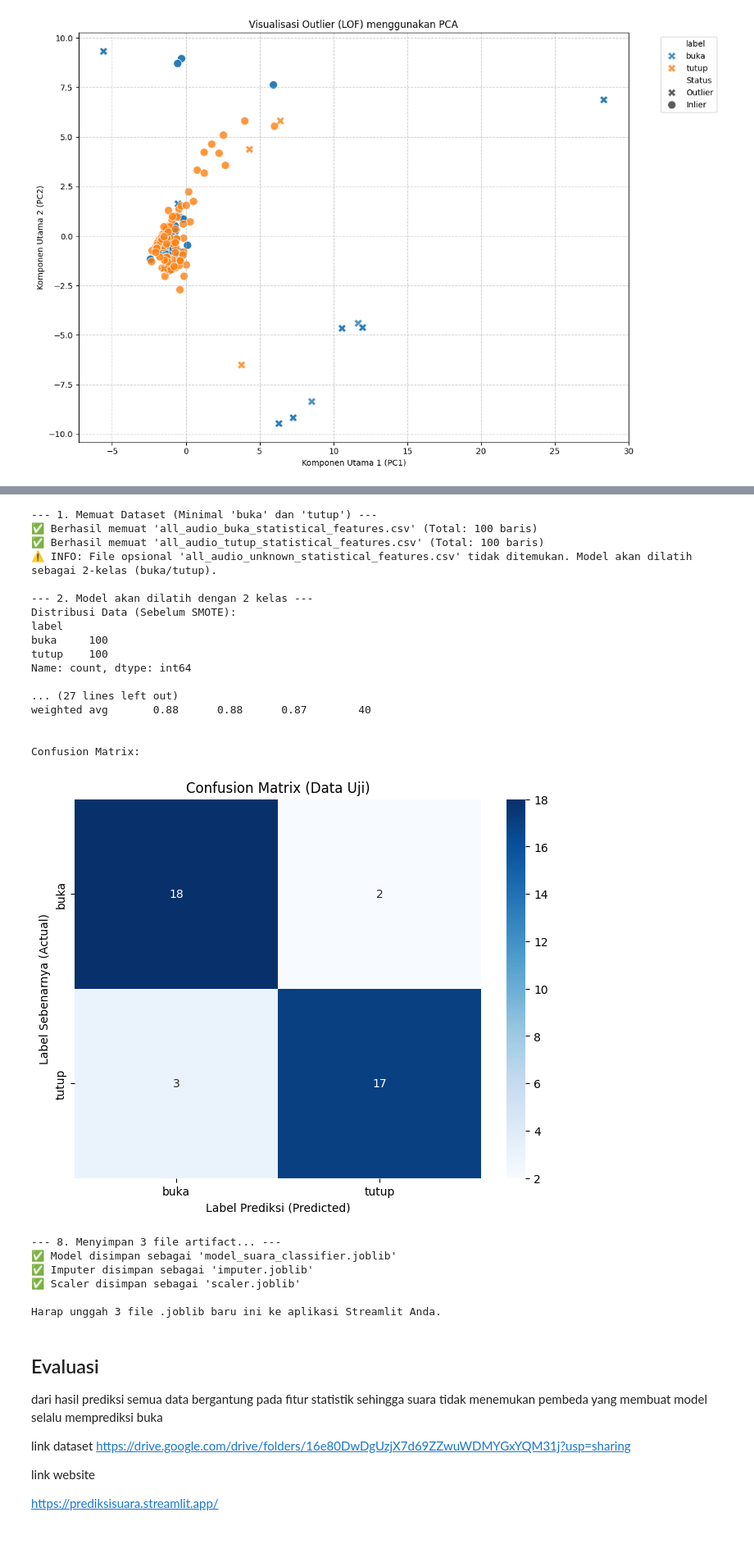
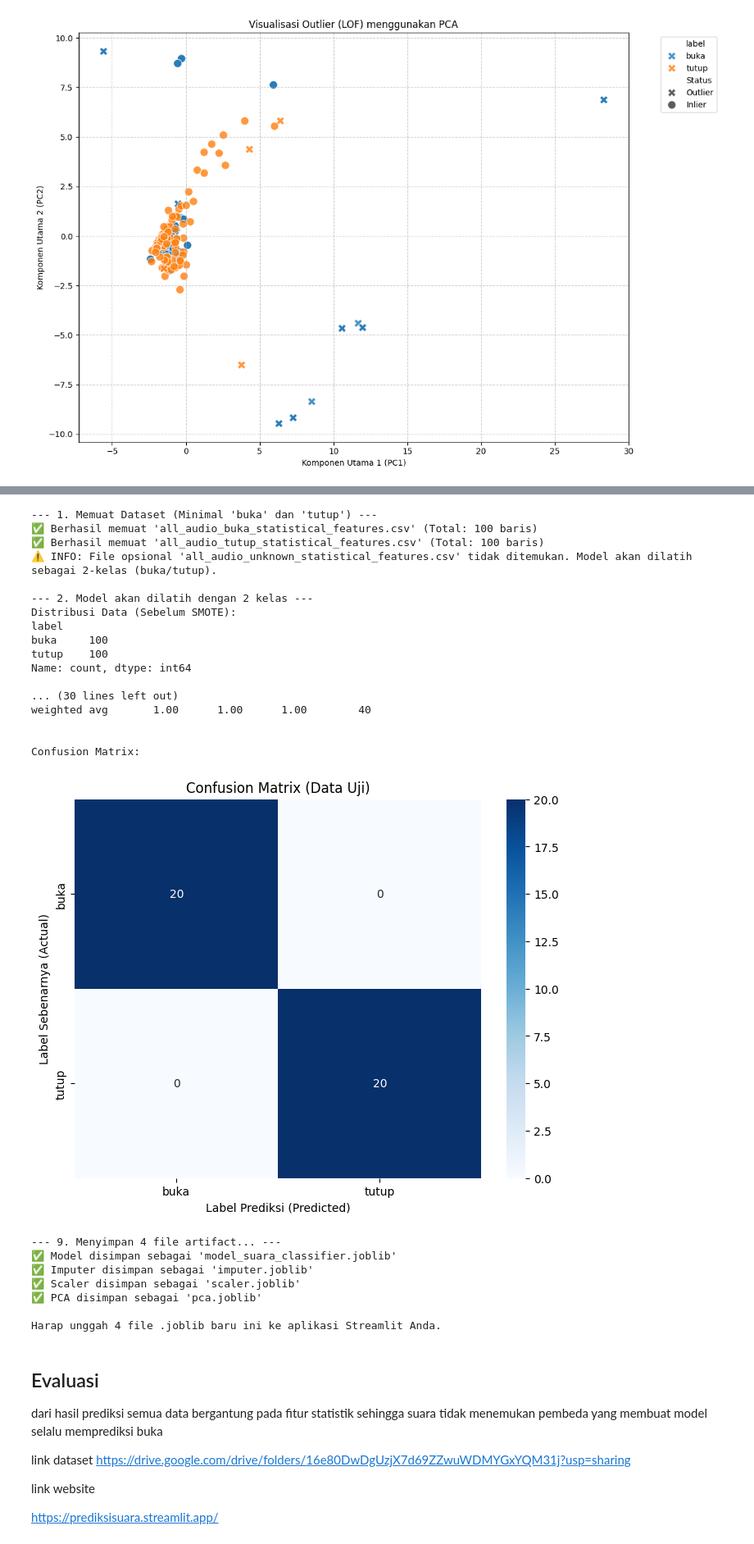
Before and after one commit to dhyos/PSD, a Jupyter notebook: _sources/EkstrakAudioToFitur.ipynb, the cells around one changed output, grey strips where cells are left out. Shown: that part at 82% size. Cells and saved outputs as stored; diff of their text form; code cells hidden in the pictures.

```diff
--- a/_sources/EkstrakAudioToFitur.ipynb
+++ b/_sources/EkstrakAudioToFitur.ipynb
@@ -585,6 +815,7 @@ from sklearn.metrics import accuracy_score, classification_report, confusion_mat
 from sklearn.preprocessing import RobustScaler
 from sklearn.impute import SimpleImputer
 from imblearn.over_sampling import SMOTE # <-- IMPORT ALGORITMA PENYEIMBANG
+from sklearn.decomposition import PCA # <-- PASTIKAN INI DI-IMPORT
 from IPython.display import display
 import os
 
@@ -596,7 +827,6 @@ file_tutup = 'all_audio_tutup_statistical_features.csv'
 file_unknown = 'all_audio_unknown_statistical_features.csv' # <-- DATA BARU (Opsional)
 
 list_dataframes = []
-# PERBAIKAN: Flag baru untuk mengecek file wajib
 data_wajib_lengkap = True
 
 # --- Muat dan beri label data 'buka' ---
@@ -607,7 +837,7 @@ try:
     print(f"✅ Berhasil memuat '{file_buka}' (Total: {df_buka.shape[0]} baris)")
 except FileNotFoundError:
     print(f"❌ GAGAL: File Wajib '{file_buka}' tidak ditemukan.")
-    data_wajib_lengkap = False # Set flag error
+    data_wajib_lengkap = False
 
 # --- Muat dan beri label data 'tutup' ---
 try:
@@ -617,19 +847,17 @@ try:
     print(f"✅ Berhasil memuat '{file_tutup}' (Total: {df_tutup.shape[0]} baris)")
 except FileNotFoundError:
     print(f"❌ GAGAL: File Wajib '{file_tutup}' tidak ditemukan.")
-    data_wajib_lengkap = False # Set flag error
+    data_wajib_lengkap = False
 
-# --- PERBAIKAN: Muat data 'unknown' (sekarang opsional) ---
+# --- Muat data 'unknown' (sekarang opsional) ---
 try:
     df_unknown = pd.read_csv(file_unknown)
     df_unknown['label'] = 'unknown'
     list_dataframes.append(df_unknown)
     print(f"✅ Berhasil memuat file opsional '{file_unknown}' (Total: {df_unknown.shape[0]} baris)")
 except FileNotFoundError:
-    # Ini sekarang hanya warning, tidak menghentikan program
     print(f"⚠️ INFO: File opsional '{file_unknown}' tidak ditemukan. Model akan dilatih sebagai 2-kelas (buka/tutup).")
 
-# --- PERBAIKAN: Cek jika minimal 2 file (buka & tutup) berhasil dimuat ---
 if data_wajib_lengkap:
 
     # --- 2. Gabungkan dan Pra-pemrosesan Awal ---
@@ -639,7 +867,6 @@ if data_wajib_lengkap:
     print("Distribusi Data (Sebelum SMOTE):")
     print(df_combined['label'].value_counts())
 
-    # Pisahkan kolom fitur (X) dan kolom target/label (y)
     non_numeric_cols = ['filename', 'label']
     numeric_cols = [col for col in df_combined.columns if col not in non_numeric_cols]
 
@@ -647,46 +874,59 @@ if data_wajib_lengkap:
     y = df_combined['label']
 
     # --- 3. Mengisi Nilai Kosong (Imputasi) ---
-    # Kita harus mengisi NaN SEBELUM menggunakan SMOTE
     print("\n--- 3. Mengisi nilai kosong (NaN) menggunakan 'mean' ---")
+    # Imputer akan disimpan untuk digunakan di Streamlit
     imputer = SimpleImputer(strategy='mean')
     X_imputed = imputer.fit_transform(X)
-    X = pd.DataFrame(X_imputed, columns=numeric_cols) # Kembalikan ke DataFrame
+    X = pd.DataFrame(X_imputed, columns=numeric_cols)
 
     # --- 4. Membagi Data: 80% Latih, 20% Uji ---
     X_train, X_test, y_train, y_test = train_test_split(
         X, y,
         test_size=0.2,
         random_state=42,
-        stratify=y # Stratify penting untuk data tidak seimbang
+        stratify=y
     )
 
-    # --- 5. ALGORITMA SMOTE (Penyeimbangan Data) ---
-    # SMOTE hanya diterapkan pada data latih (X_train, y_train)
-    # Ini untuk mencegah "data leakage"
+    # --- 5. ALGORITMA SMOTE & PCA (HANYA PADA DATA LATIH) ---
     print("\n--- 4. Menjalankan SMOTE untuk menyeimbangkan data latih... ---")
     smote = SMOTE(random_state=42)
     X_train_balanced, y_train_balanced = smote.fit_resample(X_train, y_train)
-
     print("Distribusi Data Latih (Setelah SMOTE):")
     print(y_train_balanced.value_counts())
 
+    # --- PERBAIKAN PIPELINE: Terapkan PCA ---
+    print("\n--- 5. Menerapkan PCA (n=30) ---")
+    pca = PCA(n_components=28)
+    # Latih PCA (fit_transform) HANYA pada data latih
+    X_train_pca = pca.fit_transform(X_train_balanced)
+
+    # Terapkan PCA yang sama (transform) pada data uji
+    # PERHATIAN: X_test tidak di-SMOTE, itu sudah benar.
+    X_test_pca = pca.transform(X_test)
+    print(f"✅ Reduksi dimensi berhasil. Data latih: {X_train_pca.shape}, Data uji: {X_test_pca.shape}")
+
     # --- 6. Normalisasi Data (Scaling) ---
-    # Kita 'fit' scaler HANYA pada data latih yang sudah seimbang
-    print("\n--- 5. Menjalankan RobustScaler ---")
+    print("\n--- 6. Menjalankan RobustScaler ---")
+    # Scaler akan disimpan untuk digunakan di Streamlit
     scaler = RobustScaler()
-    X_train_scaled = scaler.fit_transform(X_train_balanced)
-    # Kita 'transform' data uji menggunakan scaler yang sama
-    X_test_scaled = scaler.transform(X_test)
+
+    # PERBAIKAN: Latih scaler pada data latih yang sudah di-PCA
+    X_train_scaled = scaler.fit_transform(X_train_pca)
+
+    # PERBAIKAN: Terapkan scaler pada data uji yang sudah di-PCA
+    X_test_scaled = scaler.transform(X_test_pca)
 
     # --- 7. Melatih Model Klasifikasi ---
-    print("\n--- 6. Melatih model Random Forest Classifier... ---")
+    print("\n--- 7. Melatih model Random Forest Classifier... ---")
+    # Model akan disimpan untuk digunakan di Streamlit
     model = RandomForestClassifier(n_estimators=100, random_state=42, n_jobs=-1)
     model.fit(X_train_scaled, y_train_balanced)
     print("✅ Model berhasil dilatih!\n")
 
     # --- 8. Mengevaluasi Model ---
-    print("--- 7. Hasil dan Akurasi Model (pada Data Uji) ---")
+    print("--- 8. Hasil dan Akurasi Model (pada Data Uji) ---")
+    # PERBAIKAN: Prediksi pada data X_test_scaled (yang sudah benar)
     y_pred = model.predict(X_test_scaled)
     accuracy = accuracy_score(y_test, y_pred)
 
@@ -707,44 +947,48 @@ if data_wajib_lengkap:
     plt.xlabel('Label Prediksi (Predicted)')
     plt.show()
 
     # --- 9. Menyimpan Model ---
-    print("\n--- 8. Menyimpan 3 file artifact... ---")
+    # PERHATIAN: Kita sekarang harus menyimpan PCA juga!
+    print("\n--- 9. Menyimpan 4 file artifact... ---")
     joblib.dump(model, 'model_suara_classifier.joblib')
     joblib.dump(imputer, 'imputer.joblib')
     joblib.dump(scaler, 'scaler.joblib')
+    joblib.dump(pca, 'pca.joblib') # <-- FILE BARU YANG WAJIB DISIMPAN
 
     print("✅ Model disimpan sebagai 'model_suara_classifier.joblib'")
     print("✅ Imputer disimpan sebagai 'imputer.joblib'")
     print("✅ Scaler disimpan sebagai 'scaler.joblib'")
-    print("\nHarap unggah 3 file .joblib baru ini ke aplikasi Streamlit Anda.")
+    print("✅ PCA disimpan sebagai 'pca.joblib'")
+    print("\nHarap unggah 4 file .joblib baru ini ke aplikasi Streamlit Anda.")
 
 else:
     print("\n❌ GAGAL: Data tidak cukup. Pastikan minimal file 'buka' dan 'tutup' CSV ada di folder yang sama.")
 # %% [output]
 --- 1. Memuat Dataset (Minimal 'buka' dan 'tutup') ---
 ✅ Berhasil memuat 'all_audio_buka_statistical_features.csv' (Total: 100 baris)
 ✅ Berhasil memuat 'all_audio_tutup_statistical_features.csv' (Total: 100 baris)
 ⚠️ INFO: File opsional 'all_audio_unknown_statistical_features.csv' tidak ditemukan. Model akan dilatih sebagai 2-kelas (buka/tutup).
 
 --- 2. Model akan dilatih dengan 2 kelas ---
 Distribusi Data (Sebelum SMOTE):
 label
 buka     100
 tutup    100
 Name: count, dtype: int64
 
-... (27 lines left out)
-weighted avg       0.88      0.88      0.87        40
+... (30 lines left out)
+weighted avg       1.00      1.00      1.00        40
 
 
 Confusion Matrix:
-[figure, old version]
+[figure, new version]
---- 8. Menyimpan 3 file artifact... ---
+--- 9. Menyimpan 4 file artifact... ---
 ✅ Model disimpan sebagai 'model_suara_classifier.joblib'
 ✅ Imputer disimpan sebagai 'imputer.joblib'
 ✅ Scaler disimpan sebagai 'scaler.joblib'
+✅ PCA disimpan sebagai 'pca.joblib'
 
-Harap unggah 3 file .joblib baru ini ke aplikasi Streamlit Anda.
+Harap unggah 4 file .joblib baru ini ke aplikasi Streamlit Anda.
 # %% [markdown]
 ## Evaluasi
 dari hasil prediksi semua data bergantung pada fitur statistik sehingga suara tidak menemukan pembeda yang membuat model selalu memprediksi buka
```
Also changed, not shown: parts of 7 cells of this notebook, 42 other files.
